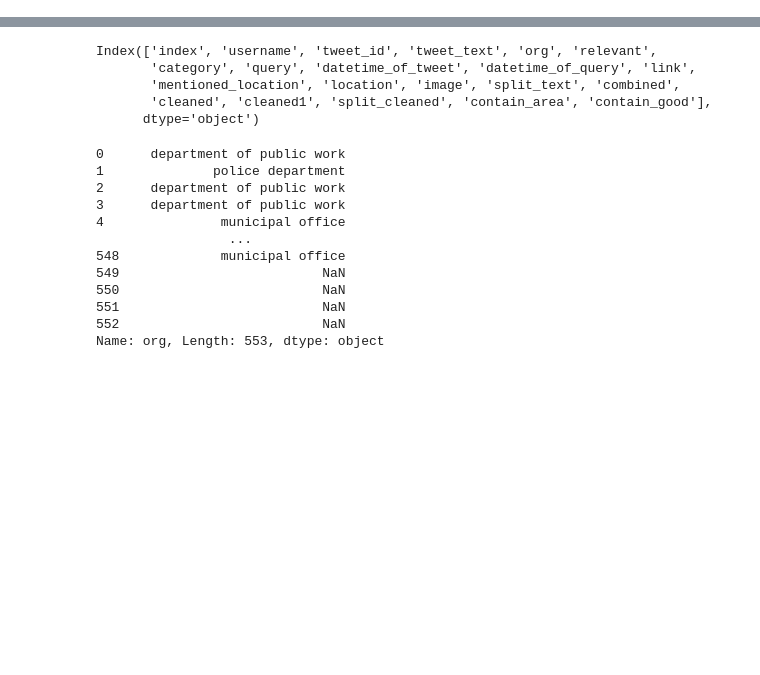
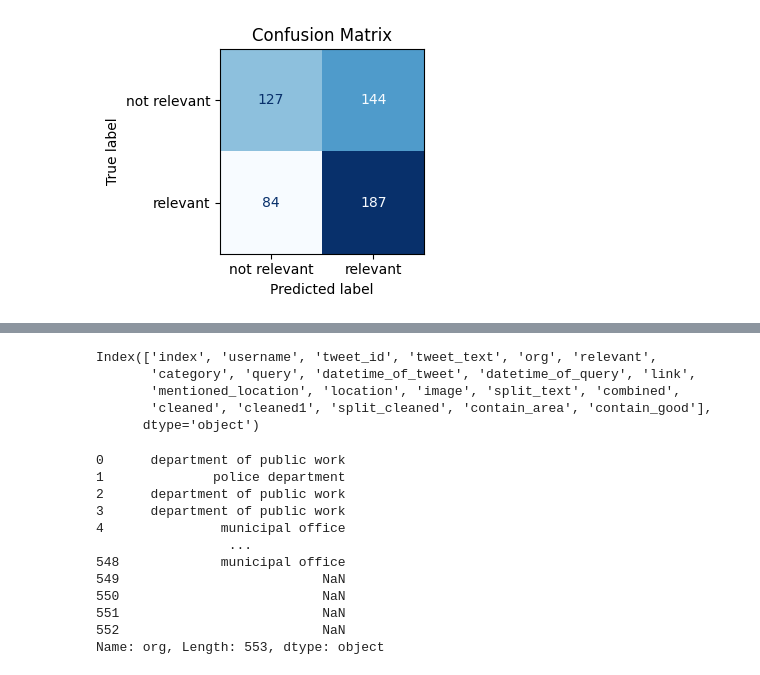
Before and after one commit to knnatt/Twitter_NLP, a Jupyter notebook: NLP_useLSTM.ipynb, the cells around one changed output, grey strips where cells are left out. Drawn from its saved outputs; the diff is of its cells as text; code cells hidden in the pictures; blank space fills up the shorter version.

```diff
--- a/NLP_useLSTM.ipynb
+++ b/NLP_useLSTM.ipynb
@@ -288,0 +308,20 @@ Name: count, dtype: int64
+# %%
+df = df_drop
+Y_test = df['relevant']
+y_pred_binary = df['relevant_pred']
+label_mapping1 = {False:0 , True: 1}
+label_mapping2 = {'not relevant': 0, 'relevant': 1}
+Y_test = Y_test.map(label_mapping1)
+y_pred_binary = y_pred_binary.map(label_mapping2)
+# %%
+import numpy as np
+from sklearn.metrics import log_loss, f1_score
+
+'''y_pred_binary = y_pred_binary.astype(int)
+Y_test = Y_test.astype(int)'''
+
+loss = log_loss(Y_test, y_pred_binary, labels=[0, 1])
+f1 = f1_score(Y_test, y_pred_binary)
+
+print("Binary Cross-Entropy Loss:", loss)
+print("F1 Score:", f1)
@@ -289,3 +331,19 @@ Name: count, dtype: int64
+# %%
+from sklearn.metrics import confusion_matrix, ConfusionMatrixDisplay
+import matplotlib.pyplot as plt
+import numpy as np
+
+cm = confusion_matrix(Y_test, y_pred_binary)
+disp = ConfusionMatrixDisplay(confusion_matrix=cm, display_labels=['not relevant', 'relevant'])
+disp.plot(cmap=plt.cm.Blues, colorbar=False)
+plt.title('Confusion Matrix')  # put title before to avoid cropping
+plt.gcf().set_size_inches(4, 3)
+plt.tight_layout()
+
+# plt.savefig('./img/confusion_relevant_ori_trafbal_pauOLD.png') # Save the figure before showing
+plt.show()
+# %% [output]
+[figure, added]
 # %%
 import matplotlib.pyplot as plt
 import numpy as np
```
Also changed, not shown: parts of 15 cells of this notebook, 7 other files.
